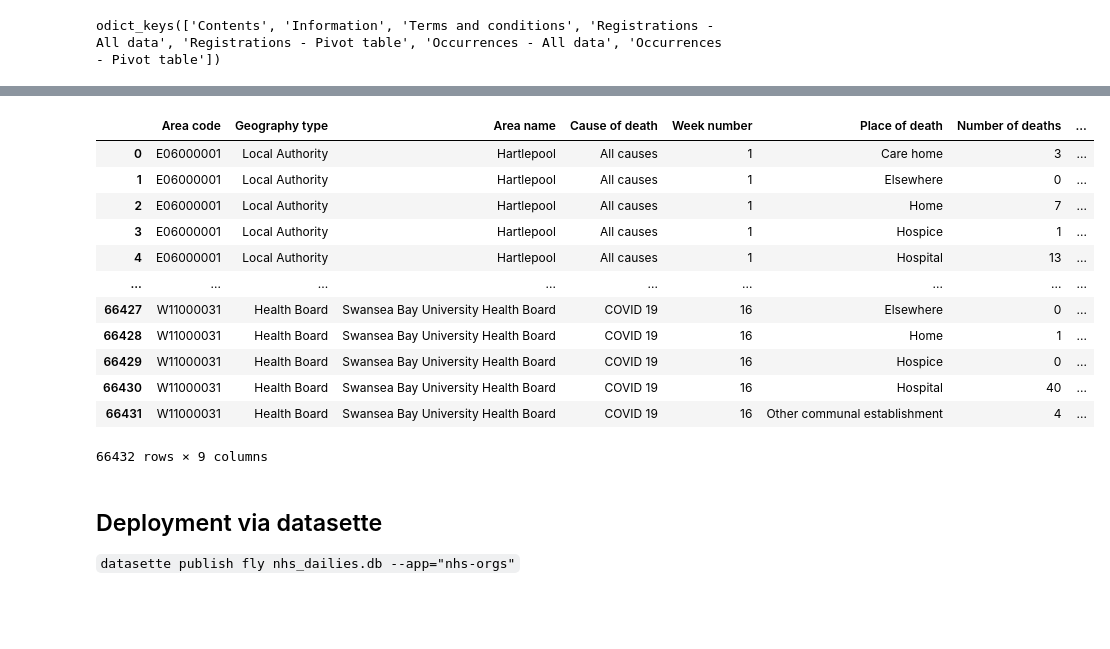
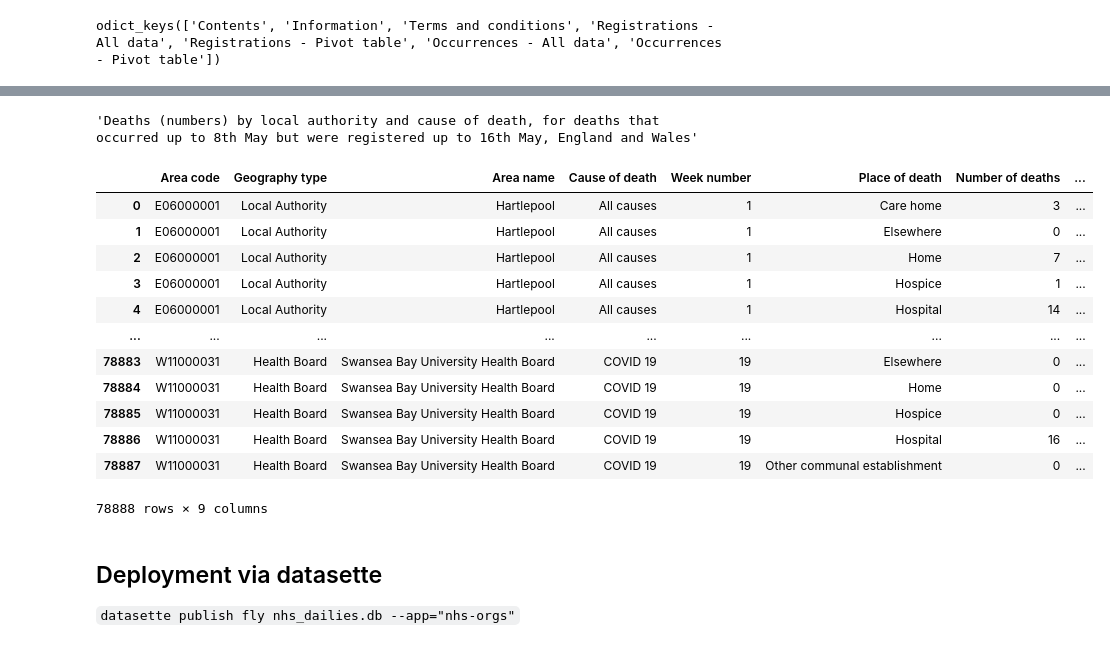
Before and after one commit to ouseful-datasupply/uk-coronavirus-deaths, a Jupyter notebook: uk_daily_deaths_nhs.ipynb, the cells around one changed output, grey strips where cells are left out. Drawn from its saved outputs; the diff is of its cells as text; code cells hidden in the pictures; blank space fills up the shorter version.

```diff
--- a/uk_daily_deaths_nhs.ipynb
+++ b/uk_daily_deaths_nhs.ipynb
@@ -690,2 +845,3 @@ https://www.ons.gov.uk/peoplepopulationandcommunity/birthsdeathsandmarriages/dea
 # %%
-ons_weekly_url = 'https://www.ons.gov.uk/file?uri=%2fpeoplepopulationandcommunity%2fbirthsdeathsandmarriages%2fdeaths%2fdatasets%2fweeklyprovisionalfiguresondeathsregisteredinenglandandwales%2f2020/publishedweek1620201.xlsx'
+ons_weekly_url = f'https://www.ons.gov.uk/{weeklytable_file}'
+ons_weekly_url
@@ -868,2 +1172,3 @@ https://www.ons.gov.uk/peoplepopulationandcommunity/healthandsocialcare/causesof
 # %%
-ons_death_reg_url = 'https://www.ons.gov.uk/file?uri=%2fpeoplepopulationandcommunity%2fhealthandsocialcare%2fcausesofdeath%2fdatasets%2fdeathregistrationsandoccurrencesbylocalauthorityandhealthboard%2f2020/lahbtablesweek16.xlsx'
+ons_death_reg_url = f'https://www.ons.gov.uk{lahtable_file}'
+ons_death_reg_url
@@ -922,43 +1229,47 @@ ons_death_reg
+# %%
+ons_death_occ_metadata
+# %% [output]
+'Deaths (numbers) by local authority and cause of death, for deaths that occurred up to 8th May but were registered up to 16th May, England and Wales'
 # %%
 ons_death_occ = ons_reg_sheets['Occurrences - All data']
 ons_death_occ_metadata = ons_death_occ.iloc[0, 0]
 ons_death_occ_metadata
 
-uptos = parse('Deaths (numbers) by local authority and cause of death, for deaths that occurred up to {date_occ} but were registered up to the {date_reg}, England and Wales',
+uptos = parse('Deaths (numbers) by local authority and cause of death, for deaths that occurred up to {date_occ} but were registered up to {date_reg}, England and Wales',
              ons_death_occ_metadata)
 
 upto_occ = uptos['date_occ']
 if '2020' not in upto_occ: upto_occ = f'{upto_occ} 2020'
 
 upto_reg = uptos['date_reg']
 if '2020' not in upto_occ: upto_occ = f'{upto_reg} 2020'
 
 upto_occ = dateparser.parse(upto_occ)
 upto_reg = dateparser.parse(upto_reg)
 
 rows, cols = np.where(ons_death_occ == 'Area code')
 colnames = ons_death_occ.iloc[rows[0]].tolist()
 
 ons_death_occ = ons_death_occ.iloc[rows[0]+1:].reset_index(drop=True)
 ons_death_occ.columns = colnames
 
 
 ons_death_occ['Occurred up to'] = upto_occ
 ons_death_occ['Registered up to'] = upto_reg
 ons_death_occ
 # %% [output]
 |  | Area code | Geography type | Area name | Cause of death | Week number | Place of death | Number of deaths | ... |
 | 0 | E06000001 | Local Authority | Hartlepool | All causes | 1 | Care home | 3 | ... |
 | 1 | E06000001 | Local Authority | Hartlepool | All causes | 1 | Elsewhere | 0 | ... |
 | 2 | E06000001 | Local Authority | Hartlepool | All causes | 1 | Home | 7 | ... |
 | 3 | E06000001 | Local Authority | Hartlepool | All causes | 1 | Hospice | 1 | ... |
-| 4 | E06000001 | Local Authority | Hartlepool | All causes | 1 | Hospital | 13 | ... |
+| 4 | E06000001 | Local Authority | Hartlepool | All causes | 1 | Hospital | 14 | ... |
 | ... | ... | ... | ... | ... | ... | ... | ... | ... |
-| 66427 | W11000031 | Health Board | Swansea Bay University Health Board | COVID 19 | 16 | Elsewhere | 0 | ... |
-| 66428 | W11000031 | Health Board | Swansea Bay University Health Board | COVID 19 | 16 | Home | 1 | ... |
-| 66429 | W11000031 | Health Board | Swansea Bay University Health Board | COVID 19 | 16 | Hospice | 0 | ... |
-| 66430 | W11000031 | Health Board | Swansea Bay University Health Board | COVID 19 | 16 | Hospital | 40 | ... |
-| 66431 | W11000031 | Health Board | Swansea Bay University Health Board | COVID 19 | 16 | Other communal establishment | 4 | ... |
+| 78883 | W11000031 | Health Board | Swansea Bay University Health Board | COVID 19 | 19 | Elsewhere | 0 | ... |
+| 78884 | W11000031 | Health Board | Swansea Bay University Health Board | COVID 19 | 19 | Home | 0 | ... |
+| 78885 | W11000031 | Health Board | Swansea Bay University Health Board | COVID 19 | 19 | Hospice | 0 | ... |
+| 78886 | W11000031 | Health Board | Swansea Bay University Health Board | COVID 19 | 19 | Hospital | 16 | ... |
+| 78887 | W11000031 | Health Board | Swansea Bay University Health Board | COVID 19 | 19 | Other communal establishment | 0 | ... |
-66432 rows × 9 columns
+78888 rows × 9 columns
 # %%
 _table = 'ons_deaths_reg'
```
Also changed, not shown: parts of 52 cells of this notebook, 1 other file.
